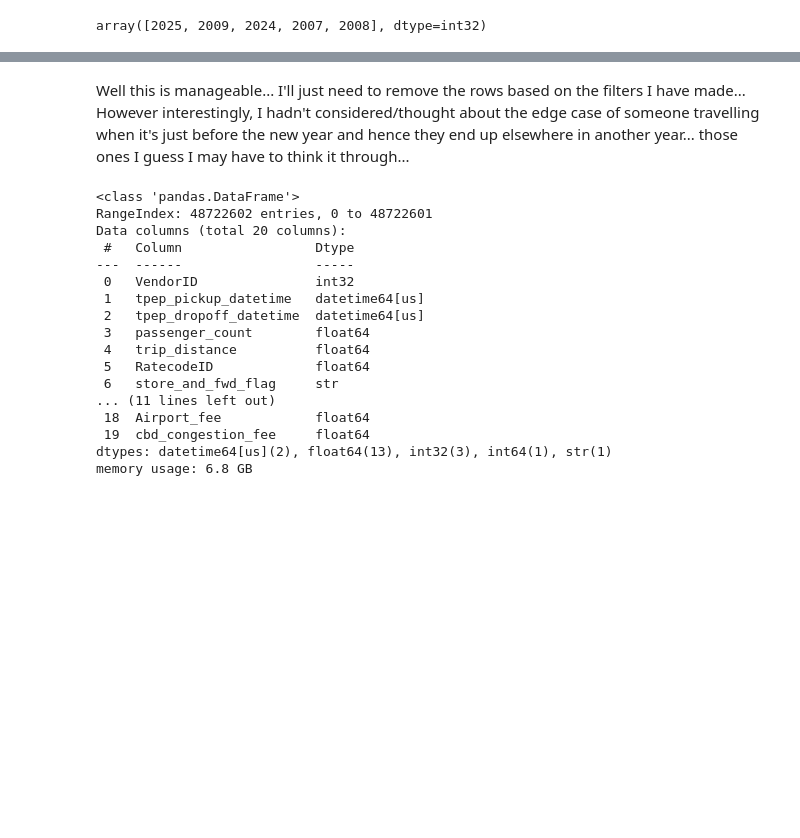
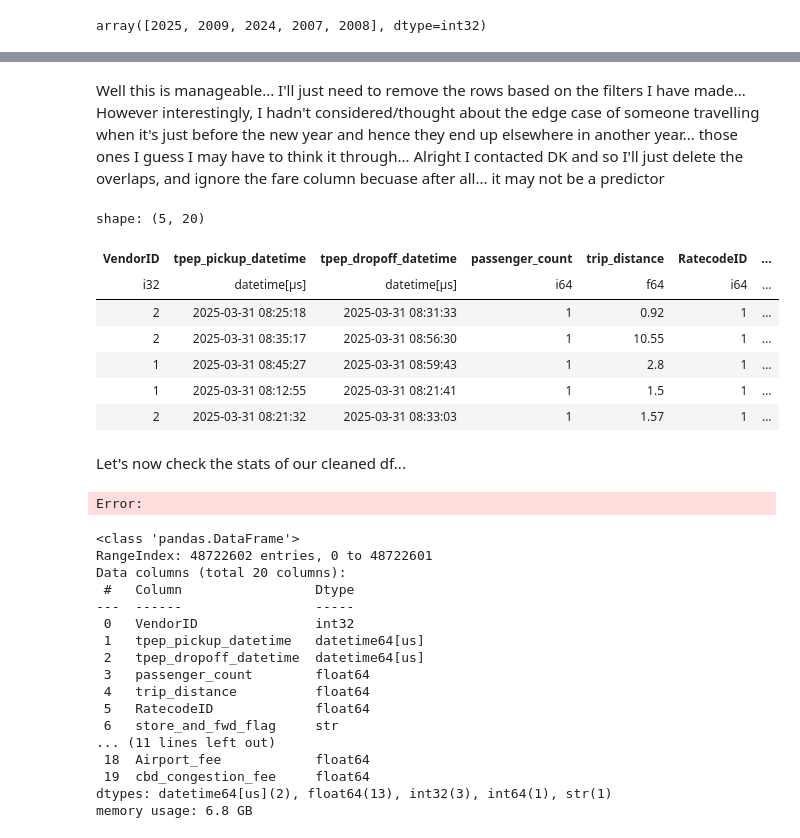
Before and after one commit to delightaheebwa/nyc-demand, a Jupyter notebook: notebooks/analysis.ipynb, the cells around one changed output, grey strips where cells are left out. Drawn from its saved outputs; the diff is of its cells as text; code cells hidden in the pictures; blank space fills up the shorter version.

Commit message:
old year cleaning

```diff
--- a/notebooks/analysis.ipynb
+++ b/notebooks/analysis.ipynb
@@ -214,7 +239,26 @@ filter_2024
 | 5037668 | 2 | 2024-12-31 21:15:22 | 2024-12-31 21:26:00 | 2.0 | 3.20 | 1.0 | ... |
 | 5037669 | 2 | 2024-12-31 21:33:43 | 2024-12-31 21:39:00 | 2.0 | 1.12 | 1.0 | ... |
 # %% [markdown]
-Well this is manageable... I'll just need to remove the rows based on the filters I have made... However interestingly, I hadn't considered/thought about the edge case of someone travelling when it's just before the new year and hence they end up elsewhere in another year... those ones I guess I may have to think it through...
+Well this is manageable... I'll just need to remove the rows based on the filters I have made... However interestingly, I hadn't considered/thought about the edge case of someone travelling when it's just before the new year and hence they end up elsewhere in another year... those ones I guess I may have to think it through... Alright I contacted DK and so I'll just delete the overlaps, and ignore the fare column becuase after all... it may not be a predictor
+# %%
+yellow_df_cleaned = yellow_df.remove((yellow_df["tpep_pickup_datetime"].dt.year == 2007) &(yellow_df["tpep_pickup_datetime"].dt.year == 2008) & (yellow_df["tpep_pickup_datetime"].dt.year == 2009) & (yellow_df["tpep_pickup_datetime"].dt.year == 2024))
+# %%
+yellow_df_cleaned.head()
+# %% [output]
+shape: (5, 20)
+| VendorID | tpep_pickup_datetime | tpep_dropoff_datetime | passenger_count | trip_distance | RatecodeID | ... |
+| i32 | datetime[μs] | datetime[μs] | i64 | f64 | i64 | ... |
+| 2 | 2025-03-31 08:25:18 | 2025-03-31 08:31:33 | 1 | 0.92 | 1 | ... |
+| 2 | 2025-03-31 08:35:17 | 2025-03-31 08:56:30 | 1 | 10.55 | 1 | ... |
+| 1 | 2025-03-31 08:45:27 | 2025-03-31 08:59:43 | 1 | 2.8 | 1 | ... |
+| 1 | 2025-03-31 08:12:55 | 2025-03-31 08:21:41 | 1 | 1.5 | 1 | ... |
+| 2 | 2025-03-31 08:21:32 | 2025-03-31 08:33:03 | 1 | 1.57 | 1 | ... |
+# %% [markdown]
+Let's now check the stats of our cleaned df...
+# %%
+yellow_df_cleaned.describe()
+# %% [output]
+Error:
 # %%
 yellow_df.info()
 # %% [output]
```
Also changed, not shown: parts of 4 cells of this notebook, 3 other files.
